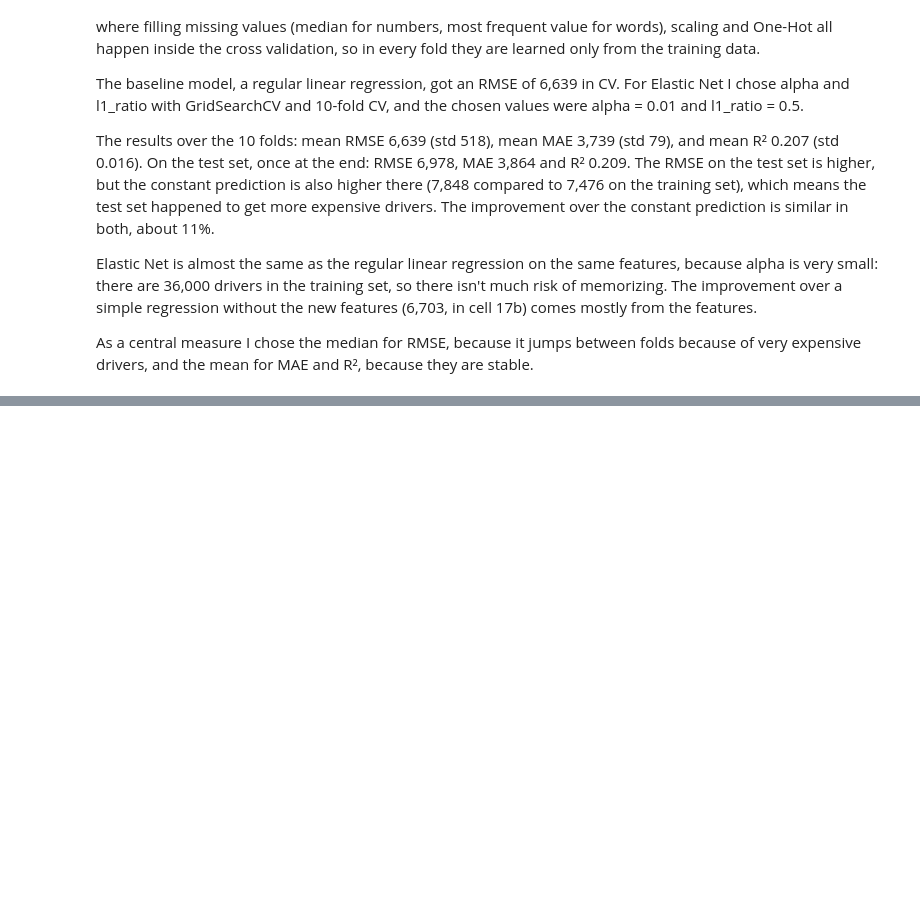
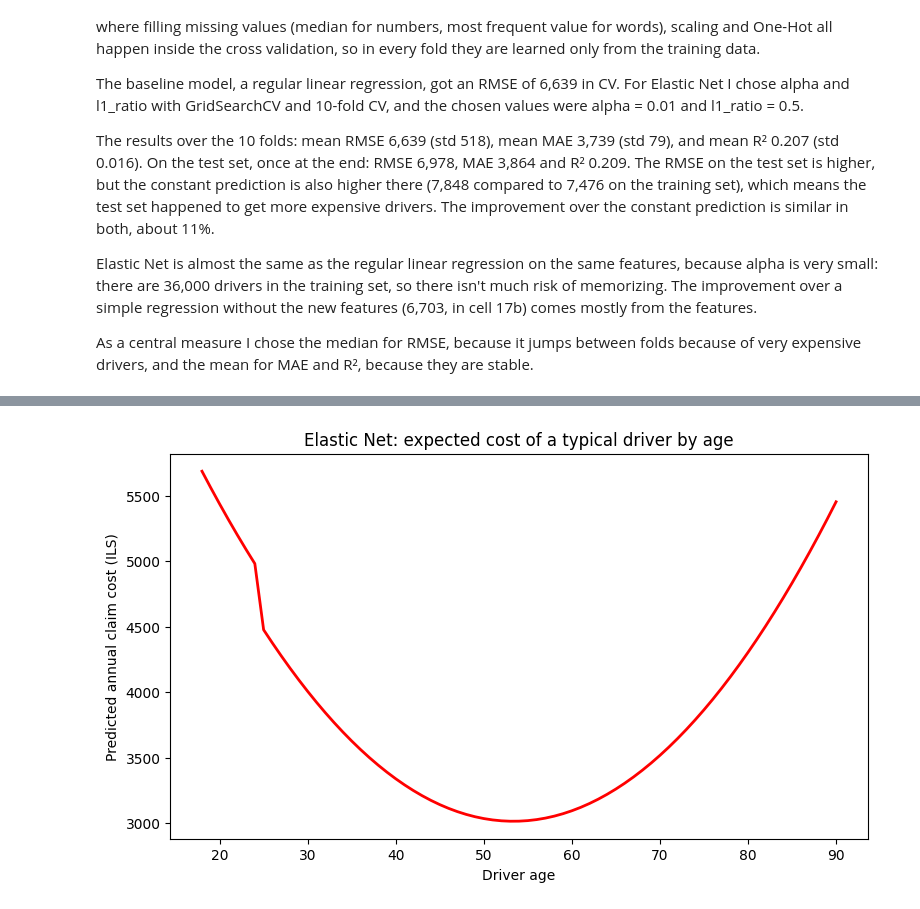
Before and after one commit to shanileizer98-cyber/ml-insurance-project, a Jupyter notebook: notebook.ipynb, the cells around one changed output, grey strips where cells are left out. Saved outputs shown, nothing was run; the diff lists cells and outputs as text; code cells hidden in the pictures; blank space fills up the shorter version.

Commit message:
Elastic Net age coefficients interpretation (section 3.4)

```diff
--- a/notebook.ipynb
+++ b/notebook.ipynb
@@ -575,0 +598,22 @@ As a central measure I chose the median for RMSE, because it jumps between folds
+# %%
+typical = X_train.iloc[[0]].copy()
+for col in num_cols:
+    typical[col] = X_train[col].median()
+for col in cat_cols:
+    typical[col] = X_train[col].mode()[0]
+
+ages = np.arange(18, 91)
+rows = pd.concat([typical] * len(ages), ignore_index=True)
+rows['driver_age'] = ages
+rows['age_sq'] = (ages - 50) ** 2
+rows['young_driver'] = (ages < 25).astype(int)
+pred = best_en.predict(rows)
+
+plt.figure(figsize=(9, 5))
+plt.plot(ages, pred, color='red', linewidth=2)
+plt.xlabel('Driver age')
+plt.ylabel('Predicted annual claim cost (ILS)')
+plt.title('Elastic Net: expected cost of a typical driver by age')
+plt.show()
+# %% [output]
+[figure, added]
```
Also changed, not shown: parts of 3 cells of this notebook.
